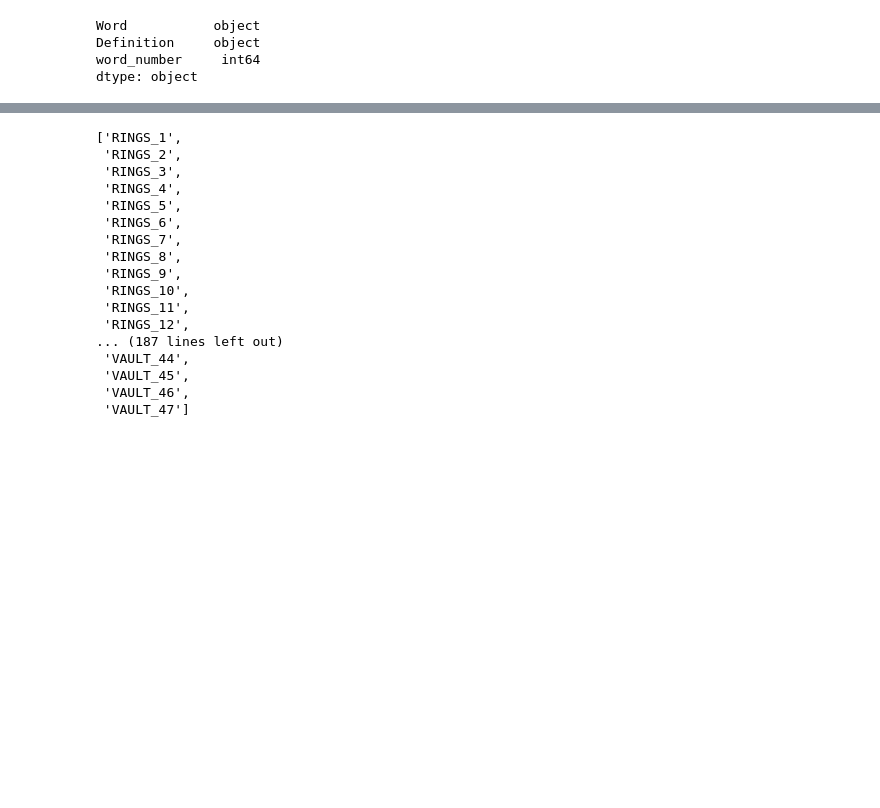
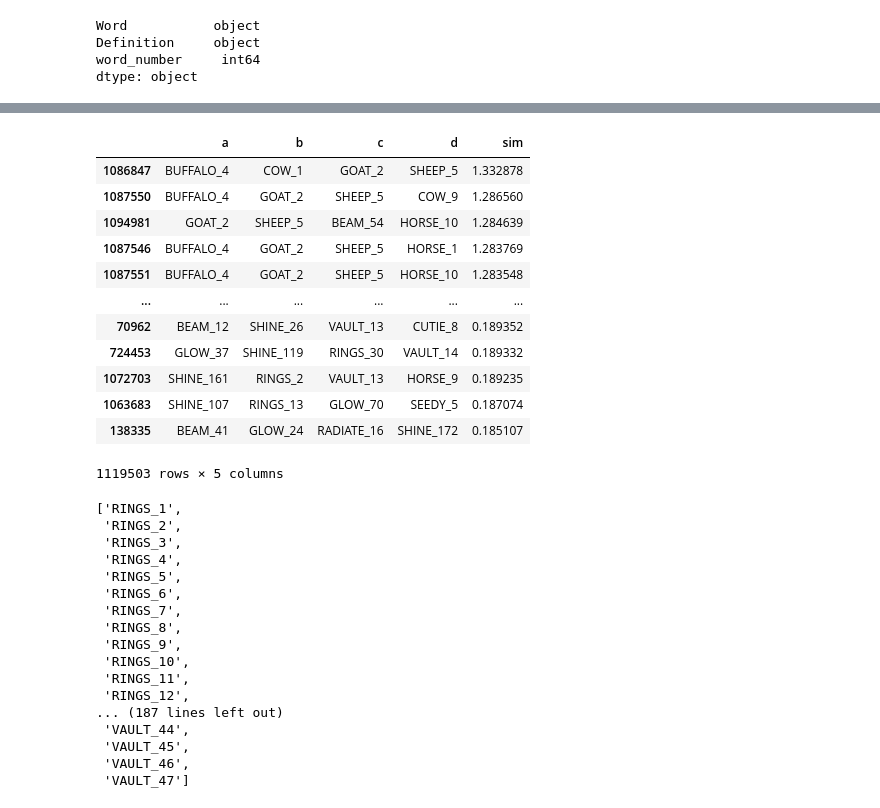
Before and after one commit to VincentZhao12/nyt-crossed, a Jupyter notebook: connect/connections_wiki.ipynb, the cells around one changed output, grey strips where cells are left out. Saved outputs shown, nothing was run; the diff lists cells and outputs as text; code cells hidden in the pictures; blank space fills up the shorter version.

```diff
--- a/connect/connections_wiki.ipynb
+++ b/connect/connections_wiki.ipynb
@@ -346,3 +358,19 @@ result
+# %%
+result.sort_values('sim', ascending=False)
+# %% [output]
+|  | a | b | c | d | sim |
+| 1086847 | BUFFALO_4 | COW_1 | GOAT_2 | SHEEP_5 | 1.332878 |
+| 1087550 | BUFFALO_4 | GOAT_2 | SHEEP_5 | COW_9 | 1.286560 |
+| 1094981 | GOAT_2 | SHEEP_5 | BEAM_54 | HORSE_10 | 1.284639 |
+| 1087546 | BUFFALO_4 | GOAT_2 | SHEEP_5 | HORSE_1 | 1.283769 |
+| 1087551 | BUFFALO_4 | GOAT_2 | SHEEP_5 | HORSE_10 | 1.283548 |
+| ... | ... | ... | ... | ... | ... |
+| 70962 | BEAM_12 | SHINE_26 | VAULT_13 | CUTIE_8 | 0.189352 |
+| 724453 | GLOW_37 | SHINE_119 | RINGS_30 | VAULT_14 | 0.189332 |
+| 1072703 | SHINE_161 | RINGS_2 | VAULT_13 | HORSE_9 | 0.189235 |
+| 1063683 | SHINE_107 | RINGS_13 | GLOW_70 | SEEDY_5 | 0.187074 |
+| 138335 | BEAM_41 | GLOW_24 | RADIATE_16 | SHINE_172 | 0.185107 |
+1119503 rows × 5 columns
 # %%
 def remove_words(specified_words, removals):
     for word in removals:
```
Also changed, not shown: parts of 17 cells of this notebook.
